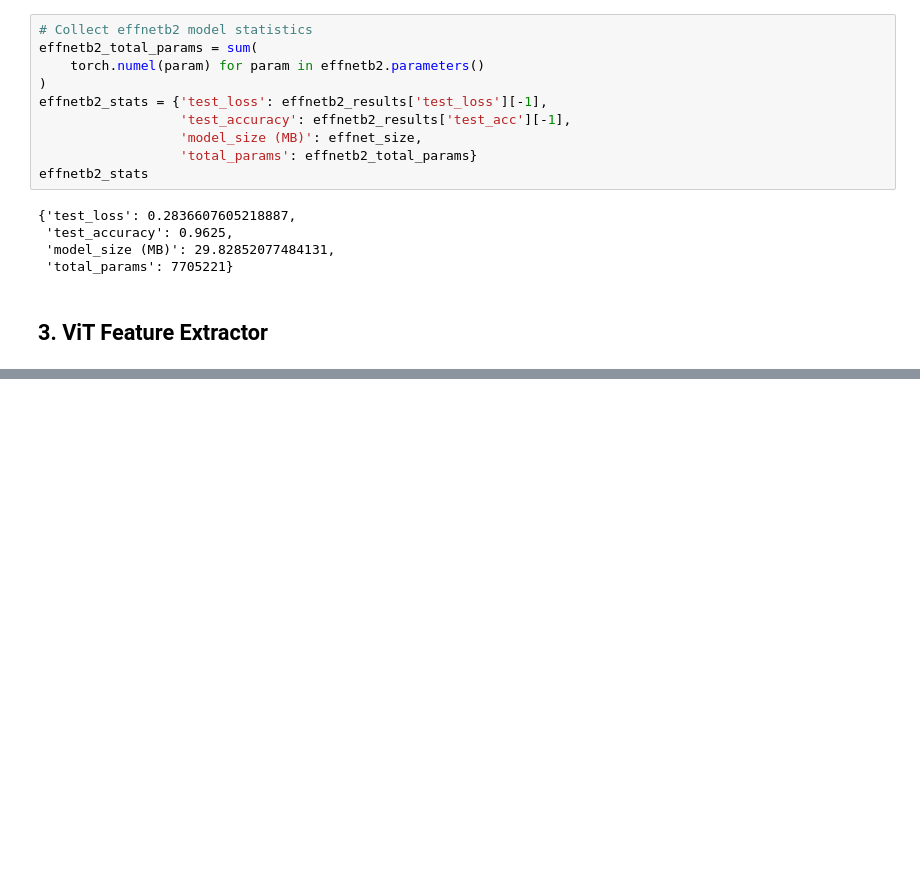
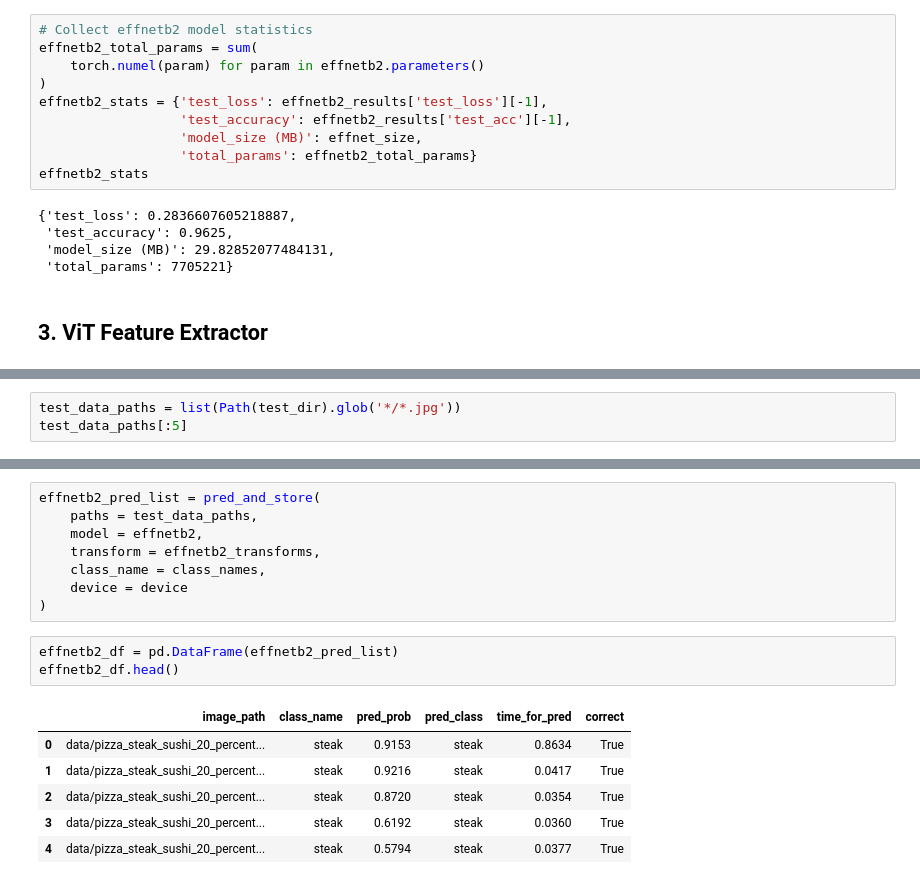
Before and after one commit to tituslhy/symmetrical-octo-spork, a Jupyter notebook: Notebooks/9. Model_Deployment.ipynb, the cells around one changed output, grey strips where cells are left out. Cells and saved outputs as stored; diff of their text form; blank space fills up the shorter version.

```diff
--- a/Notebooks/9. Model_Deployment.ipynb
+++ b/Notebooks/9. Model_Deployment.ipynb
@@ -222,0 +335,3 @@ effnetb2_stats
+# %%
+test_data_paths = list(Path(test_dir).glob('*/*.jpg'))
+test_data_paths[:5]
@@ -222,0 +404,18 @@ effnetb2_stats
+# %%
+effnetb2_pred_list = pred_and_store(
+    paths = test_data_paths,
+    model = effnetb2,
+    transform = effnetb2_transforms,
+    class_name = class_names,
+    device = device
+)
+# %%
+effnetb2_df = pd.DataFrame(effnetb2_pred_list)
+effnetb2_df.head()
+# %% [output]
+|  | image_path | class_name | pred_prob | pred_class | time_for_pred | correct |
+| 0 | data/pizza_steak_sushi_20_percent... | steak | 0.9153 | steak | 0.8634 | True |
+| 1 | data/pizza_steak_sushi_20_percent... | steak | 0.9216 | steak | 0.0417 | True |
+| 2 | data/pizza_steak_sushi_20_percent... | steak | 0.8720 | steak | 0.0354 | True |
+| 3 | data/pizza_steak_sushi_20_percent... | steak | 0.6192 | steak | 0.0360 | True |
+| 4 | data/pizza_steak_sushi_20_percent... | steak | 0.5794 | steak | 0.0377 | True |
```
Also changed, not shown: parts of 20 cells of this notebook.
